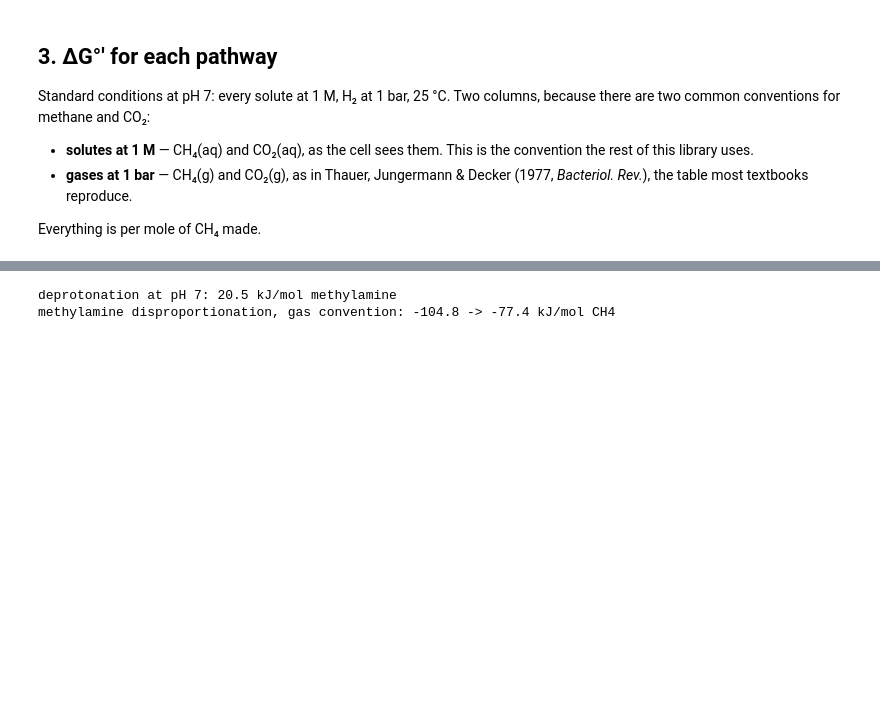
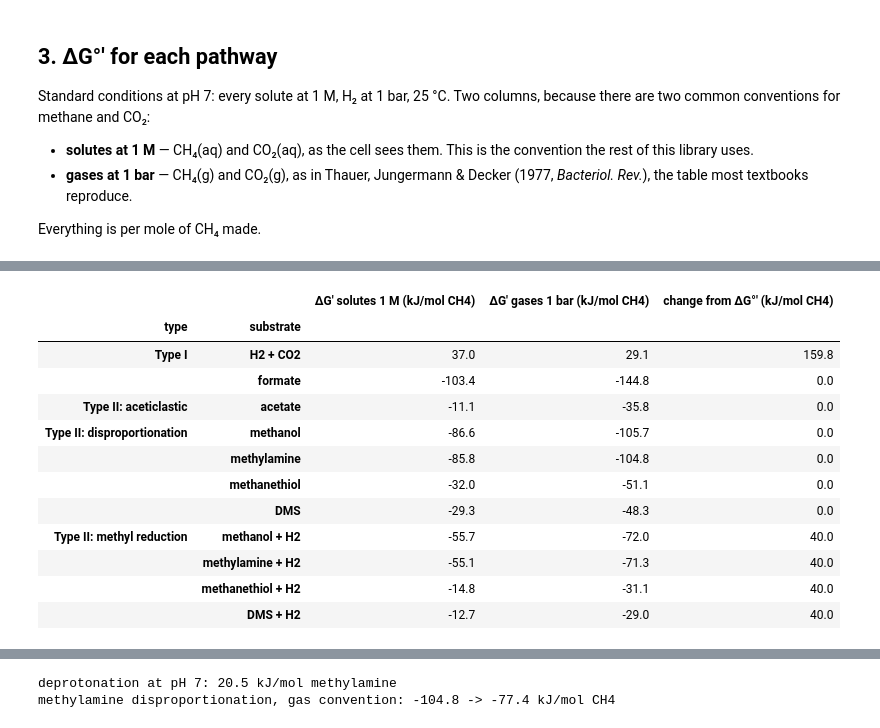
Before and after one commit to JamesRH/microbial_thermo, a Jupyter notebook: notebooks/13_methanogenesis.ipynb, the cells around one changed output, grey strips where cells are left out. Drawn from its saved outputs; the diff is of its cells as text; code cells hidden in the pictures; blank space fills up the shorter version.

```diff
--- a/notebooks/13_methanogenesis.ipynb
+++ b/notebooks/13_methanogenesis.ipynb
@@ -420,0 +443,35 @@ delta_g_table
+# %%
+LOW_H2 = 1e-7  # bar
+low_h2 = mt.Conditions(temperature_c=25.0, pH=7.0, partial_pressures={"H2(g)": LOW_H2})
+
+rows = []
+for (group, substrate), (donor, acceptor) in pathways.items():
+    dissolved = pathway(donor, acceptor, gas=False, conditions=low_h2)
+    gaseous = pathway(donor, acceptor, gas=True, conditions=low_h2)
+    rows.append(
+        {
+            "type": group,
+            "substrate": substrate,
+            "ΔG' solutes 1 M (kJ/mol CH4)": round(dissolved.delta_G.magnitude, 1),
+            "ΔG' gases 1 bar (kJ/mol CH4)": round(gaseous.delta_G.magnitude, 1),
+            "change from ΔG°' (kJ/mol CH4)": round(
+                dissolved.delta_G.magnitude - dissolved.delta_G_standard_prime.magnitude, 1
+            ),
+        }
+    )
+low_h2_table = pd.DataFrame(rows).set_index(["type", "substrate"])
+low_h2_table
+# %% [output]
+|  |  | ΔG' solutes 1 M (kJ/mol CH4) | ΔG' gases 1 bar (kJ/mol CH4) | change from ΔG°' (kJ/mol CH4) |
+| type | substrate |  |  |  |
+| Type I | H2 + CO2 | 37.0 | 29.1 | 159.8 |
+|  | formate | -103.4 | -144.8 | 0.0 |
+| Type II: aceticlastic | acetate | -11.1 | -35.8 | 0.0 |
+| Type II: disproportionation | methanol | -86.6 | -105.7 | 0.0 |
+|  | methylamine | -85.8 | -104.8 | 0.0 |
+|  | methanethiol | -32.0 | -51.1 | 0.0 |
+|  | DMS | -29.3 | -48.3 | 0.0 |
+| Type II: methyl reduction | methanol + H2 | -55.7 | -72.0 | 40.0 |
+|  | methylamine + H2 | -55.1 | -71.3 | 40.0 |
+|  | methanethiol + H2 | -14.8 | -31.1 | 40.0 |
+|  | DMS + H2 | -12.7 | -29.0 | 40.0 |
```
Also changed, not shown: parts of 15 cells of this notebook, 5 other files.
